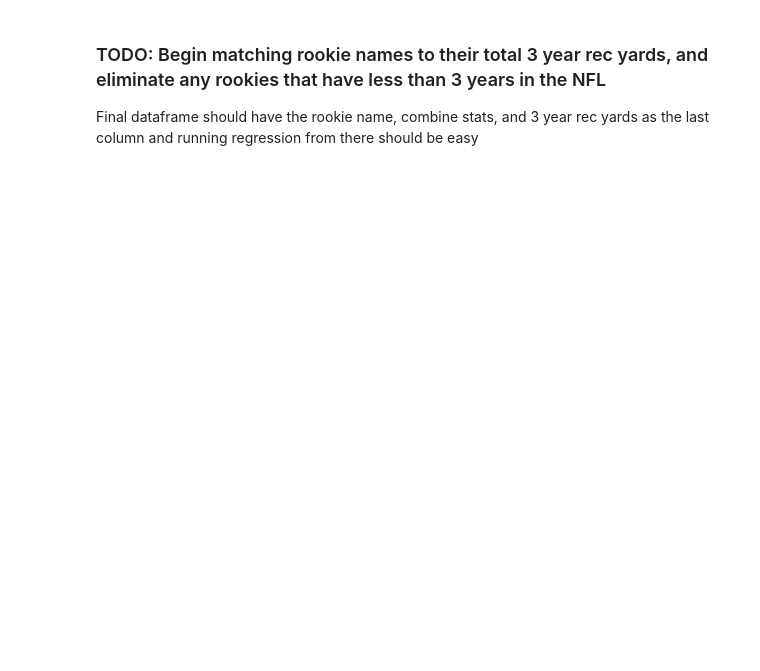
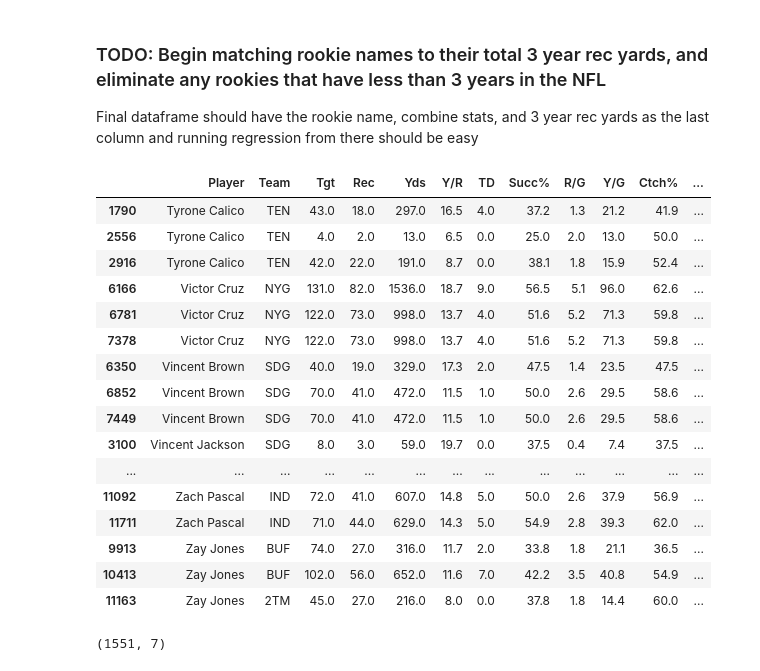
Before and after one commit to vidmt/msas-project, a Jupyter notebook: nfl_combine_analysis.ipynb, the cells around one changed output. Saved outputs shown, nothing was run; the diff lists cells and outputs as text; code cells hidden in the pictures; blank space fills up the shorter version.

Commit message:
cleaned up data into merged_df

```diff
--- a/nfl_combine_analysis.ipynb
+++ b/nfl_combine_analysis.ipynb
@@ -250,3 +254,75 @@ sortedNFL_shrunk = sortedNFL.drop(columns=["Rk", "Age", "Team", "Pos", ""])
+# %%
+# Identify players and years where the team is 'XTM'
+xtm_rows = sortedNFL_shrunk[sortedNFL_shrunk["Team"].str.endswith("TM")]
+
+# Get a set of (Player, Year) pairs where the team is XTM
+xtm_players_years = set(zip(xtm_rows["Player"], xtm_rows["Year"]))
+
+# Filter dataframe:
+#   - Keep only "XTM" row if the player was traded that year
+#   - Keep all rows for non-traded players
+filtered_df = sortedNFL_shrunk[
+    (sortedNFL_shrunk["Team"].str.endswith("TM")) |
+    (~sortedNFL_shrunk.apply(lambda row: (row["Player"], row["Year"]) in xtm_players_years, axis=1))
+]
+
+# Display the cleaned DataFrame=
+filtered_df.tail(40)
+
+sortedNFL_shrunk = filtered_df
 # %% [markdown]
 ### TODO: Begin matching rookie names to their total 3 year rec yards, and eliminate any rookies that have less than 3 years in the NFL
 Final dataframe should have the rookie name, combine stats, and 3 year rec yards as the last column and running regression from there should be easy
+# %%
+### Create final.csv, use R to model and get the info from it.
+
+first_year_playing = sortedNFL_shrunk.groupby("Player")["Year"].min()
+first_year_playing
+
+temp = sortedNFL_shrunk
+temp["Years_Since_Rookie"] = temp["Year"] - temp["Player"].map(first_year_playing)
+temp = temp[temp["Years_Since_Rookie"] < 3]
+temp = temp.drop(columns=["Years_Since_Rookie"])
+
+sortedNFL_shrunk = temp
+
+
+sortedNFL = sortedNFL_shrunk.sort_values(by=["Player", "Year"], ascending=[True, False])
+sortedNFL.shape[0]
+
+sortedNFL.head()
+name_counts = sortedNFL["Player"].value_counts()
+valid_names = name_counts[name_counts >= 3]
+valid_names = name_counts[name_counts >= 3].index
+filtered_df = sortedNFL[sortedNFL["Player"].isin(valid_names)]
+sortedNFL = filtered_df.sort_values(by=["Player", "Year"], ascending=[True, True])
+sortedNFL.tail(42)
+# %% [output]
+|  | Player | Team | Tgt | Rec | Yds | Y/R | TD | Succ% | R/G | Y/G | Ctch% | ... |
+| 1790 | Tyrone Calico | TEN | 43.0 | 18.0 | 297.0 | 16.5 | 4.0 | 37.2 | 1.3 | 21.2 | 41.9 | ... |
+| 2556 | Tyrone Calico | TEN | 4.0 | 2.0 | 13.0 | 6.5 | 0.0 | 25.0 | 2.0 | 13.0 | 50.0 | ... |
+| 2916 | Tyrone Calico | TEN | 42.0 | 22.0 | 191.0 | 8.7 | 0.0 | 38.1 | 1.8 | 15.9 | 52.4 | ... |
+| 6166 | Victor Cruz | NYG | 131.0 | 82.0 | 1536.0 | 18.7 | 9.0 | 56.5 | 5.1 | 96.0 | 62.6 | ... |
+| 6781 | Victor Cruz | NYG | 122.0 | 73.0 | 998.0 | 13.7 | 4.0 | 51.6 | 5.2 | 71.3 | 59.8 | ... |
+| 7378 | Victor Cruz | NYG | 122.0 | 73.0 | 998.0 | 13.7 | 4.0 | 51.6 | 5.2 | 71.3 | 59.8 | ... |
+| 6350 | Vincent Brown | SDG | 40.0 | 19.0 | 329.0 | 17.3 | 2.0 | 47.5 | 1.4 | 23.5 | 47.5 | ... |
+| 6852 | Vincent Brown | SDG | 70.0 | 41.0 | 472.0 | 11.5 | 1.0 | 50.0 | 2.6 | 29.5 | 58.6 | ... |
+| 7449 | Vincent Brown | SDG | 70.0 | 41.0 | 472.0 | 11.5 | 1.0 | 50.0 | 2.6 | 29.5 | 58.6 | ... |
+| 3100 | Vincent Jackson | SDG | 8.0 | 3.0 | 59.0 | 19.7 | 0.0 | 37.5 | 0.4 | 7.4 | 37.5 | ... |
+| ... | ... | ... | ... | ... | ... | ... | ... | ... | ... | ... | ... | ... |
+| 11092 | Zach Pascal | IND | 72.0 | 41.0 | 607.0 | 14.8 | 5.0 | 50.0 | 2.6 | 37.9 | 56.9 | ... |
+| 11711 | Zach Pascal | IND | 71.0 | 44.0 | 629.0 | 14.3 | 5.0 | 54.9 | 2.8 | 39.3 | 62.0 | ... |
+| 9913 | Zay Jones | BUF | 74.0 | 27.0 | 316.0 | 11.7 | 2.0 | 33.8 | 1.8 | 21.1 | 36.5 | ... |
+| 10413 | Zay Jones | BUF | 102.0 | 56.0 | 652.0 | 11.6 | 7.0 | 42.2 | 3.5 | 40.8 | 54.9 | ... |
+| 11163 | Zay Jones | 2TM | 45.0 | 27.0 | 216.0 | 8.0 | 0.0 | 37.8 | 1.8 | 14.4 | 60.0 | ... |
+# %%
+sortedNFL = sortedNFL.drop(columns=["Tgt", "Rec", "Yds", "TD", "Y/G", "Y/Tgt", "Fmb"])
+sortedNFL.tail(40)
+
+columns_to_check = ["Y/R", "R/G", "Ctch%", "Year"]
+
+# Count the number of rows with NaN in each specified column
+missing_counts = sortedNFL[columns_to_check].isna().sum()
+sortedNFL.shape
+# %% [output]
+(1551, 7)
```
Also changed, not shown: parts of 6 cells of this notebook.
